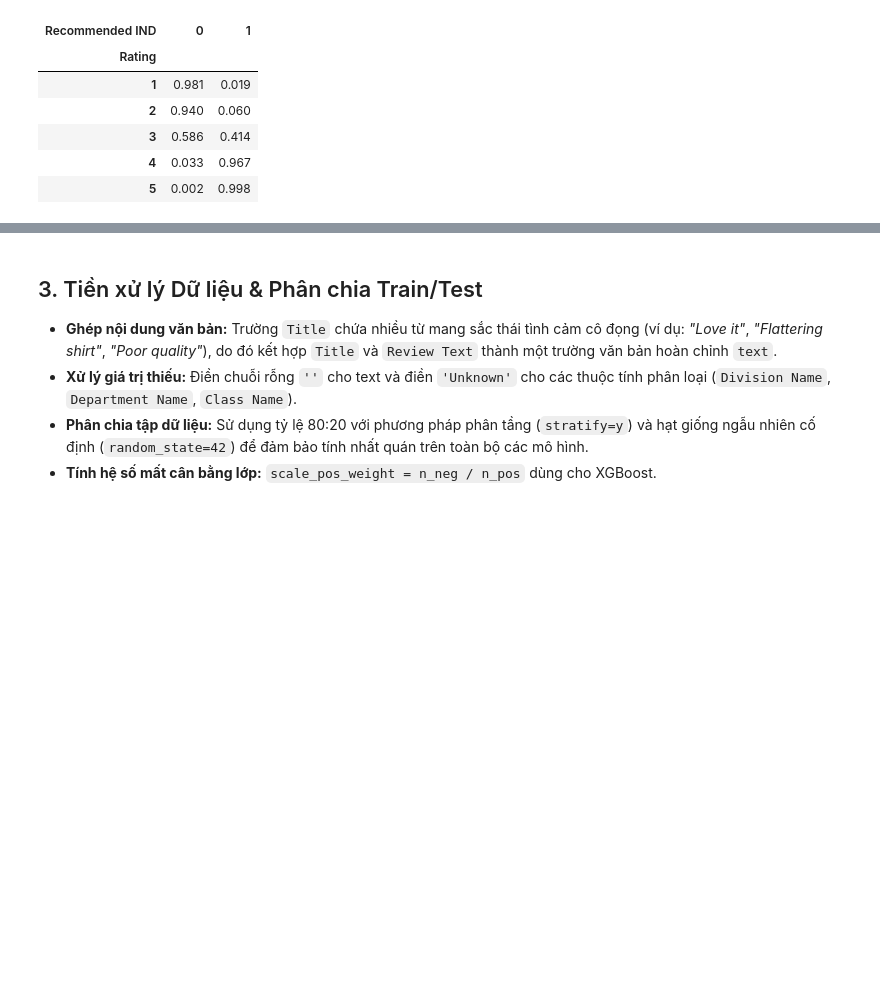
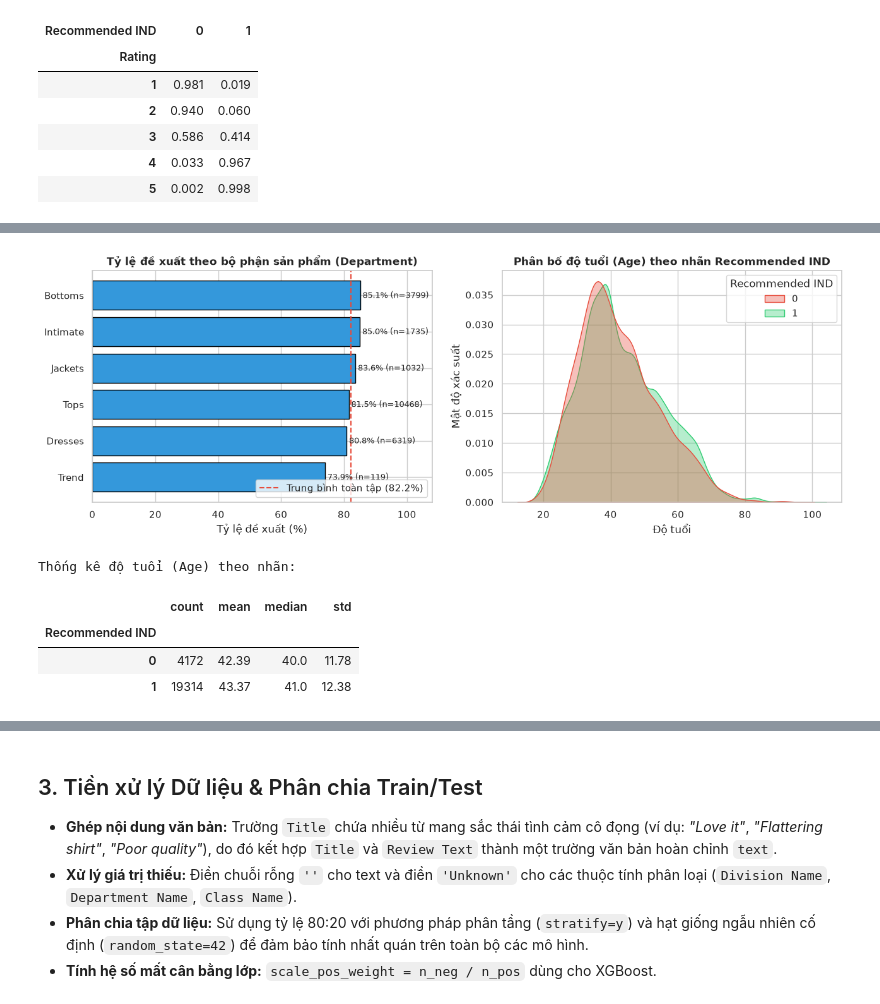
Before and after one commit to trannhatdang/Report-Machine-Learning-WomensClothingReviews-HK261, a Jupyter notebook: Content/Giai Quyet Bai Toan/ML_BTL_Unified_Womens_Clothing_Reviews.ipynb, the cells around one changed output, grey strips where cells are left out. Drawn from its saved outputs; the diff is of its cells as text; code cells hidden in the pictures; blank space fills up the shorter version.

```diff
--- a/Content/Giai Quyet Bai Toan/ML_BTL_Unified_Womens_Clothing_Reviews.ipynb
+++ b/Content/Giai Quyet Bai Toan/ML_BTL_Unified_Womens_Clothing_Reviews.ipynb
@@ -170,0 +224,42 @@ Ma trận tương quan giữa Rating và Recommended IND (Target Leakage):
+# %%
+# Phân tích hai biến: Department Name và Age so với nhãn Recommended IND
+fig, axes = plt.subplots(1, 2, figsize=(13, 4.8))
+palette_cls = {0: '#e74c3c', 1: '#2ecc71'}
+
+# (a) Tỷ lệ đề xuất (Lớp 1) theo Department Name
+dept_stats = (df.groupby('Department Name')['Recommended IND']
+                .agg(['count', 'mean'])
+                .sort_values('mean'))
+dept_stats['rate_pct'] = dept_stats['mean'] * 100
+
+bars = axes[0].barh(dept_stats.index, dept_stats['rate_pct'], color='#3498db', edgecolor='black')
+mean_rate = df['Recommended IND'].mean() * 100
+axes[0].axvline(mean_rate, color='#e74c3c', linestyle='--',
+                label=f'Trung bình toàn tập ({mean_rate:.1f}%)')
+for bar, (cnt, pct) in zip(bars, zip(dept_stats['count'], dept_stats['rate_pct'])):
+    axes[0].text(pct + 0.8, bar.get_y() + bar.get_height() / 2,
+                 f'{pct:.1f}% (n={cnt})', va='center', fontsize=9)
+axes[0].set_xlim(0, 108)
+axes[0].set_xlabel('Tỷ lệ đề xuất (%)')
+axes[0].set_title('Tỷ lệ đề xuất theo bộ phận sản phẩm (Department)', fontsize=12, fontweight='bold')
+axes[0].legend(loc='lower right')
+
+# (b) Phân bố độ tuổi (Age) theo nhãn mục tiêu
+sns.kdeplot(data=df, x='Age', hue='Recommended IND',
+            palette=palette_cls, common_norm=False, fill=True, alpha=0.35, ax=axes[1])
+axes[1].set_title('Phân bố độ tuổi (Age) theo nhãn Recommended IND', fontsize=12, fontweight='bold')
+axes[1].set_xlabel('Độ tuổi')
+axes[1].set_ylabel('Mật độ xác suất')
+
+plt.tight_layout()
+plt.show()
+
+print("Thống kê độ tuổi (Age) theo nhãn:")
+display(df.groupby('Recommended IND')['Age'].agg(['count', 'mean', 'median', 'std']).round(2))
+# %% [output]
+[figure, added]
+Thống kê độ tuổi (Age) theo nhãn:
+|  | count | mean | median | std |
+| Recommended IND |  |  |  |  |
+| 0 | 4172 | 42.39 | 40.0 | 11.78 |
+| 1 | 19314 | 43.37 | 41.0 | 12.38 |
```
Also changed, not shown: parts of 19 cells of this notebook, 6 other files.
